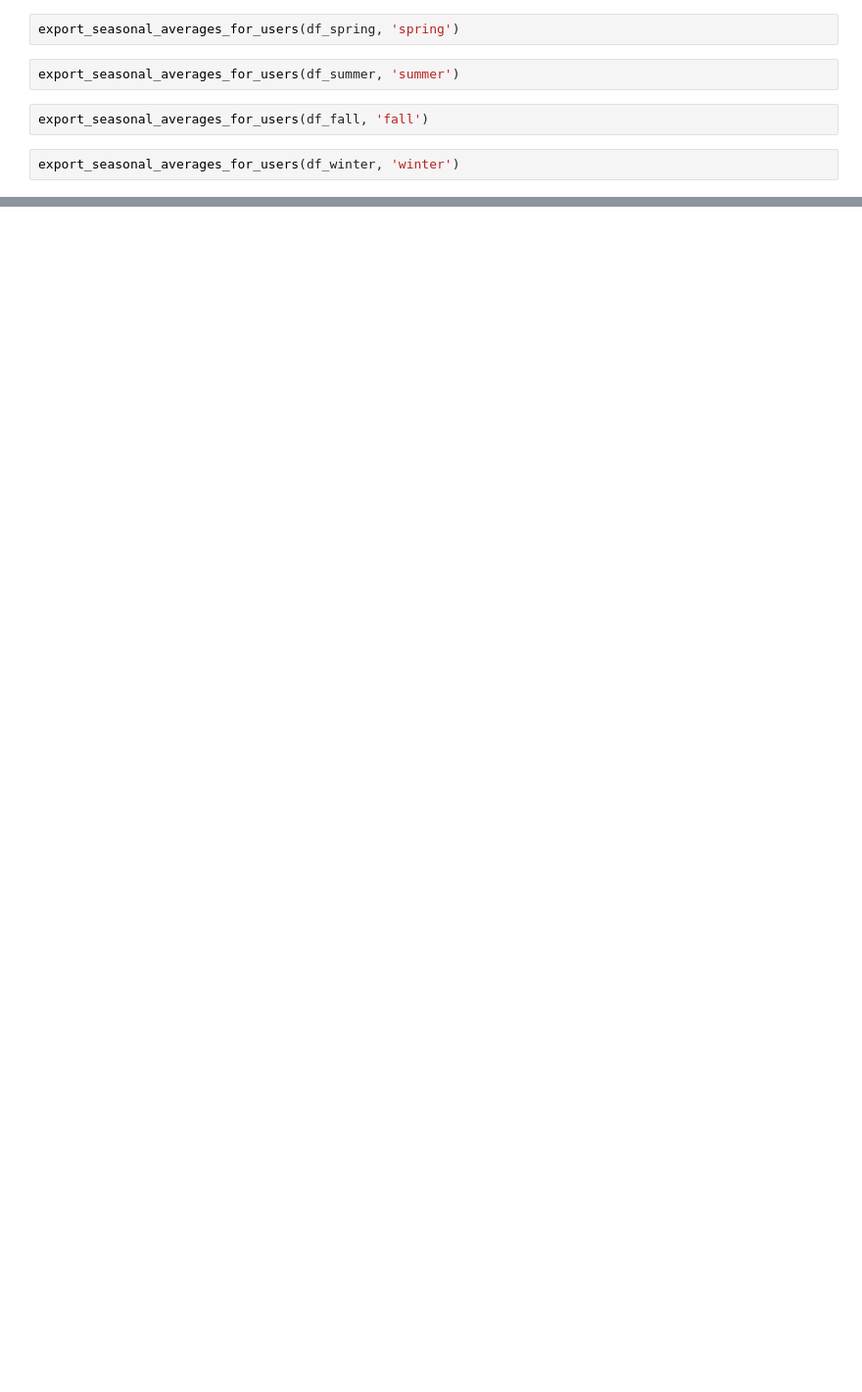
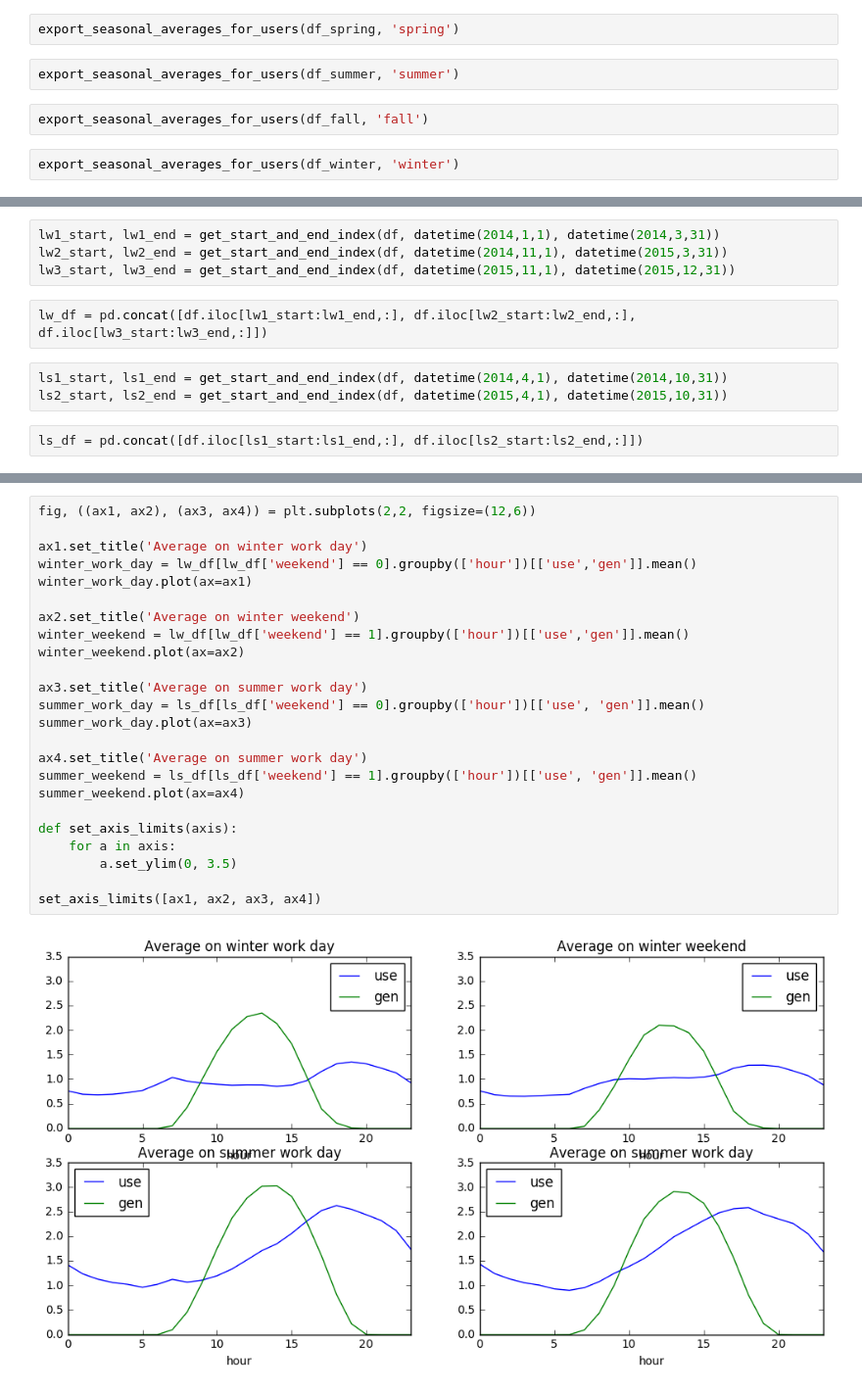
Before and after one commit to Jarino/energy-recommender, a Jupyter notebook: Data aggregations.ipynb, the cells around one changed output, grey strips where cells are left out. Shown at 98% size. Drawn from its saved outputs; the diff is of its cells as text; blank space fills up the shorter version.

```diff
--- a/Data aggregations.ipynb
+++ b/Data aggregations.ipynb
@@ -150,0 +186,11 @@ export_seasonal_averages_for_users(df_winter, 'winter')
+# %%
+lw1_start, lw1_end = get_start_and_end_index(df, datetime(2014,1,1), datetime(2014,3,31))
+lw2_start, lw2_end = get_start_and_end_index(df, datetime(2014,11,1), datetime(2015,3,31))
+lw3_start, lw3_end = get_start_and_end_index(df, datetime(2015,11,1), datetime(2015,12,31))
+# %%
+lw_df = pd.concat([df.iloc[lw1_start:lw1_end,:], df.iloc[lw2_start:lw2_end,:], df.iloc[lw3_start:lw3_end,:]])
+# %%
+ls1_start, ls1_end = get_start_and_end_index(df, datetime(2014,4,1), datetime(2014,10,31))
+ls2_start, ls2_end = get_start_and_end_index(df, datetime(2015,4,1), datetime(2015,10,31))
+# %%
+ls_df = pd.concat([df.iloc[ls1_start:ls1_end,:], df.iloc[ls2_start:ls2_end,:]])
@@ -150,0 +230,26 @@ export_seasonal_averages_for_users(df_winter, 'winter')
+# %%
+fig, ((ax1, ax2), (ax3, ax4)) = plt.subplots(2,2, figsize=(12,6))
+
+ax1.set_title('Average on winter work day')
+winter_work_day = lw_df[lw_df['weekend'] == 0].groupby(['hour'])[['use','gen']].mean()
+winter_work_day.plot(ax=ax1)
+
+ax2.set_title('Average on winter weekend')
+winter_weekend = lw_df[lw_df['weekend'] == 1].groupby(['hour'])[['use','gen']].mean()
+winter_weekend.plot(ax=ax2)
+
+ax3.set_title('Average on summer work day')
+summer_work_day = ls_df[ls_df['weekend'] == 0].groupby(['hour'])[['use', 'gen']].mean()
+summer_work_day.plot(ax=ax3)
+
+ax4.set_title('Average on summer work day')
+summer_weekend = ls_df[ls_df['weekend'] == 1].groupby(['hour'])[['use', 'gen']].mean()
+summer_weekend.plot(ax=ax4)
+
+def set_axis_limits(axis):
+    for a in axis:
+        a.set_ylim(0, 3.5)
+
+set_axis_limits([ax1, ax2, ax3, ax4])
+# %% [output]
+[figure, added]
```
Also changed, not shown: parts of 47 cells of this notebook, 2 other files.
